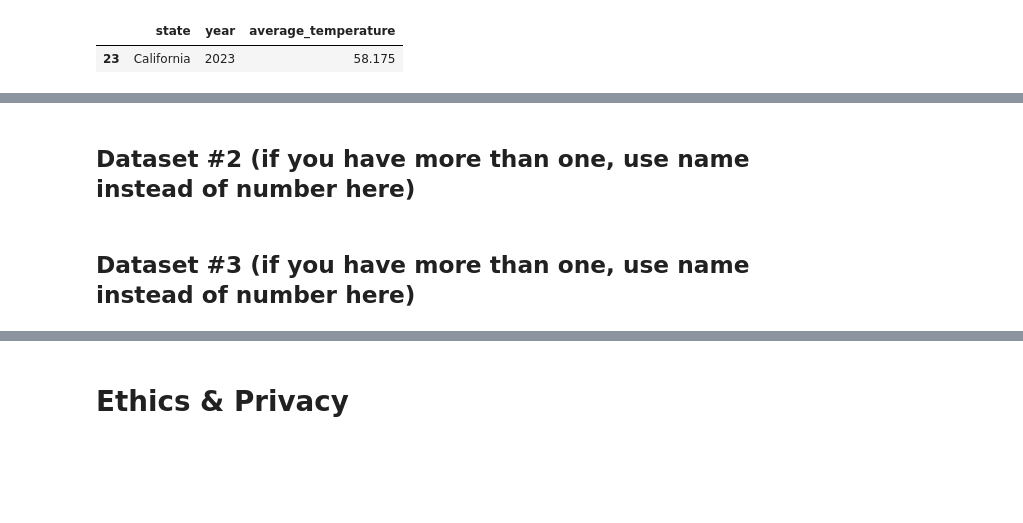
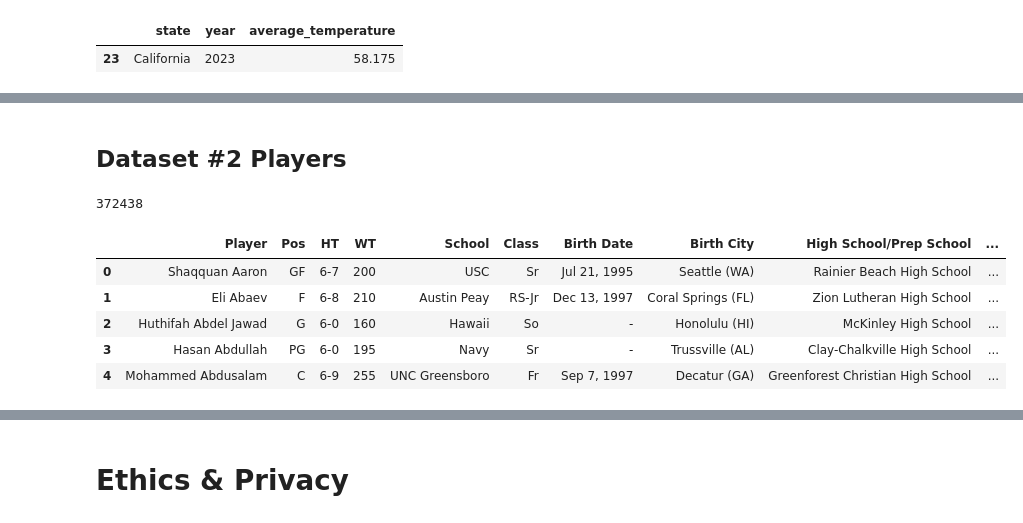
Before and after one commit to jayden789/State-weather-player-performance, a Jupyter notebook: DataCheckpoint_group69.ipynb, the cells around one changed output, grey strips where cells are left out. Drawn from its saved outputs; the diff is of its cells as text; code cells hidden in the pictures; blank space fills up the shorter version.

```diff
--- a/DataCheckpoint_group69.ipynb
+++ b/DataCheckpoint_group69.ipynb
@@ -250,2 +249,0 @@ Name: count, dtype: int64
-# %% [markdown]
-## Dataset #2 (if you have more than one, use name instead of number here)
@@ -255,2 +249,0 @@ Name: count, dtype: int64
-# %% [markdown]
-## Dataset #3 (if you have more than one, use name instead of number here)
@@ -259,0 +250,15 @@ Name: count, dtype: int64
+# %% [markdown]
+## Dataset #2 Players
+# %%
+# Import csv
+player_df = pd.read_csv("./players.csv")
+print(player_df.size)
+player_df.head()
+# %% [output]
+372438
+|  | Player | Pos | HT | WT | School | Class | Birth Date | Birth City | High School/Prep School | ... |
+| 0 | Shaqquan Aaron | GF | 6-7 | 200 | USC | Sr | Jul 21, 1995 | Seattle (WA) | Rainier Beach High School | ... |
+| 1 | Eli Abaev | F | 6-8 | 210 | Austin Peay | RS-Jr | Dec 13, 1997 | Coral Springs (FL) | Zion Lutheran High School | ... |
+| 2 | Huthifah Abdel Jawad | G | 6-0 | 160 | Hawaii | So | - | Honolulu (HI) | McKinley High School | ... |
+| 3 | Hasan Abdullah | PG | 6-0 | 195 | Navy | Sr | - | Trussville (AL) | Clay-Chalkville High School | ... |
+| 4 | Mohammed Abdusalam | C | 6-9 | 255 | UNC Greensboro | Fr | Sep 7, 1997 | Decatur (GA) | Greenforest Christian High School | ... |
```
Also changed, not shown: parts of 18 cells of this notebook.
